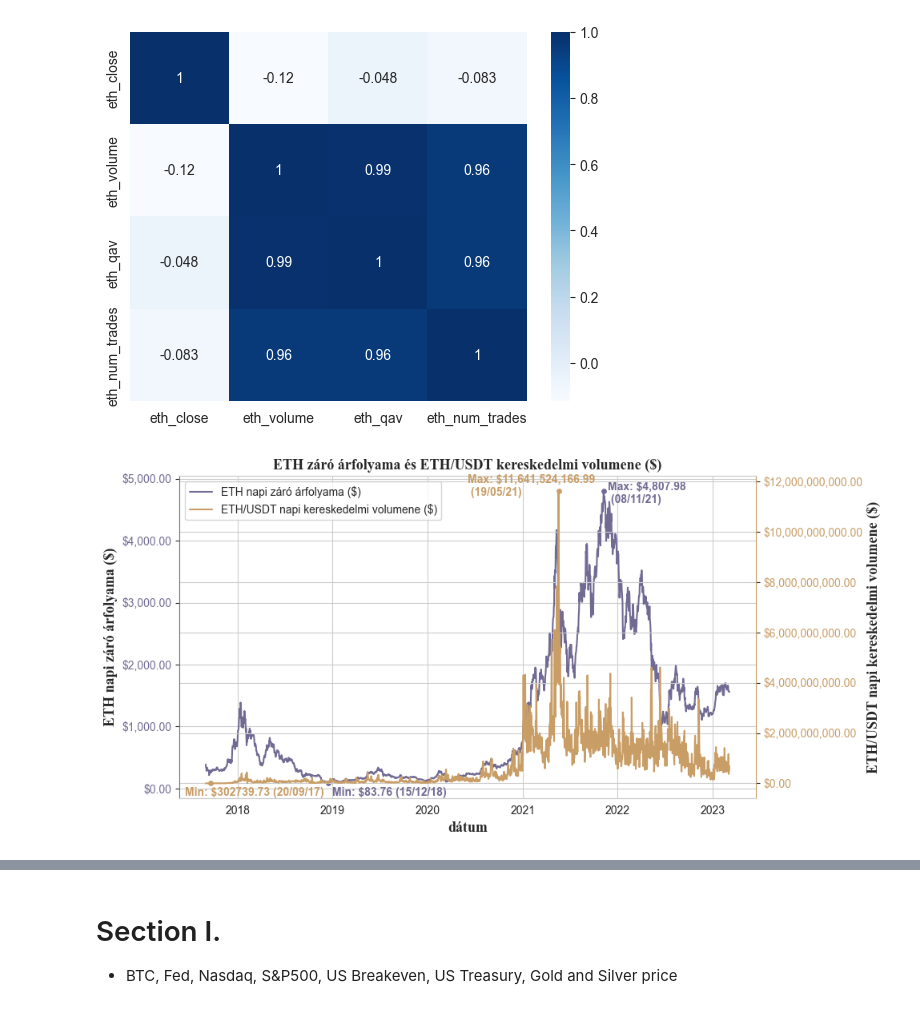
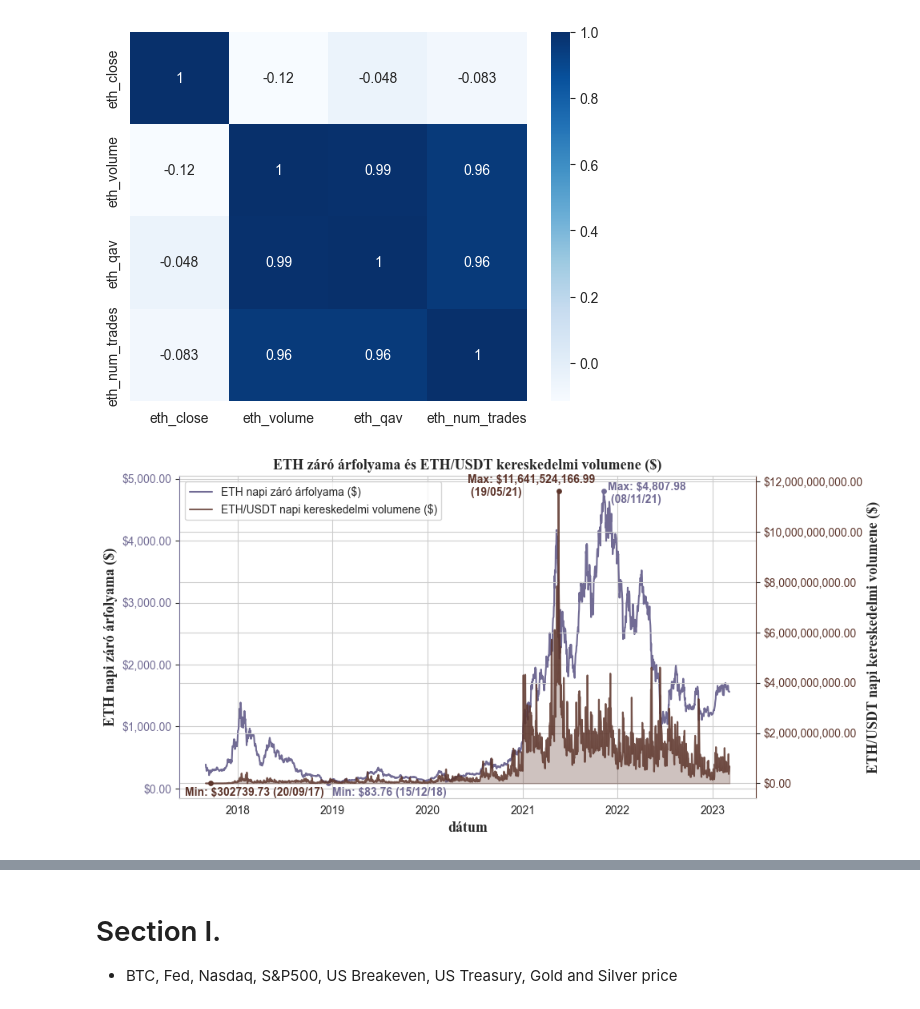
Before and after one commit to danieltar18/ethereum_analysis, a Jupyter notebook: statistics_of_training_dataset.ipynb, the cells around one changed output, grey strips where cells are left out. Saved outputs shown, nothing was run; the diff lists cells and outputs as text; code cells hidden in the pictures.

```diff
--- a/statistics_of_training_dataset.ipynb
+++ b/statistics_of_training_dataset.ipynb
@@ -26,8 +26,11 @@ color4 = "#14044d"
 color5 = "#48cbd9"
 color6 = "#716b94"
 color7 = "#30ba96"
+color8 = "#f5400c" ## red
+color9 = "#5d352b" ## brown
 color_btc = "#f7931a"
 color_fed_eff = "#2b6e4e"
+color_nasdaq = "#044ca4"
 # %%
 ## Check for stationarity
 from statsmodels.tsa.stattools import adfuller
@@ -281,21 +459,23 @@ plt.show()
 # %%
 plot_2_lineplots_sep_axis(basic,
                           "eth_close",
                           "eth_qav",
                           "ETH záró árfolyama és ETH/USDT kereskedelmi volumene ($)",
                           "ETH napi záró árfolyama ($)",
                           color6,
                           "ETH/USDT napi kereskedelmi volumene ($)",
-                          color2,
+                          color9,
+                          fill_l1=False,
+                          fill_l2=True,
                           save_name='charts/basic/close_volume.png',
                           is_l1_dollar=True,
                           l1_decimals=True,
                           is_l2_dollar=True,
                           l2_decimals=True,
                           show_min_max=True,
                           l1_margins = [15, -200, 15, -200], l2_margins=[-100, -500000000, -350, -200000000])
 # %% [output]
-[figure, old version]
+[figure, new version]
 # %%
 plot_2_lineplots_sep_axis(basic,
                           "eth_close",
```
Also changed, not shown: parts of 23 cells of this notebook.
